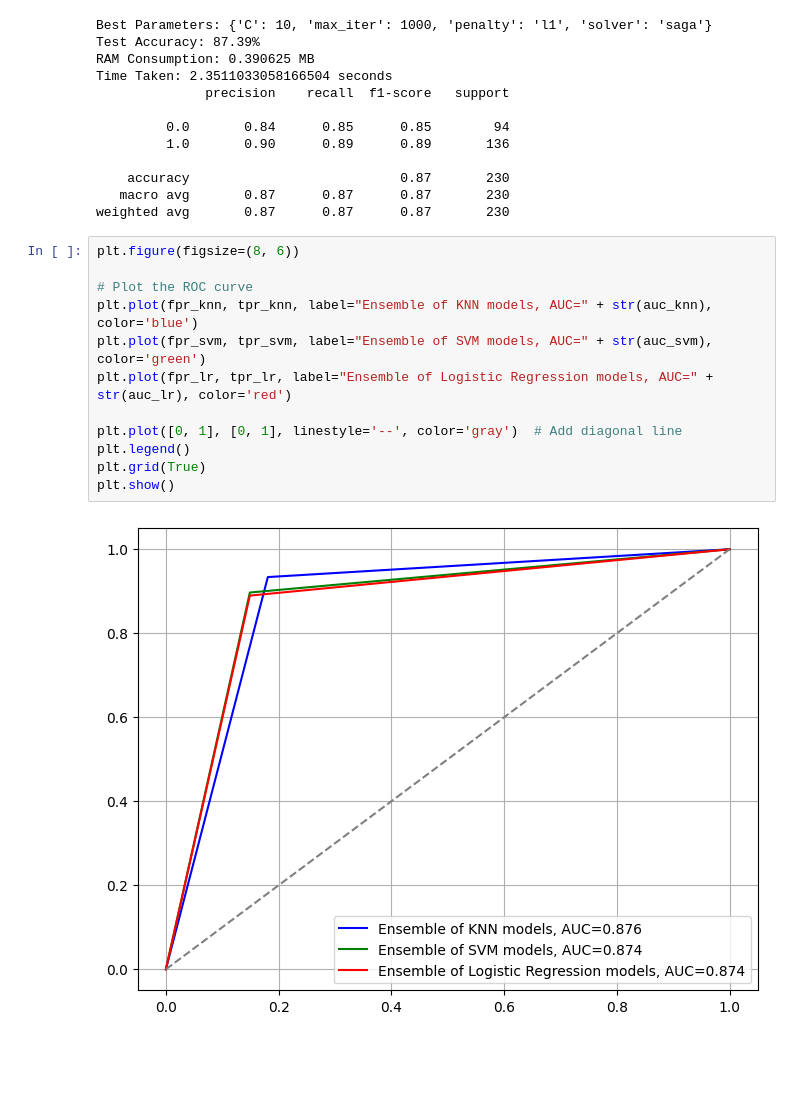
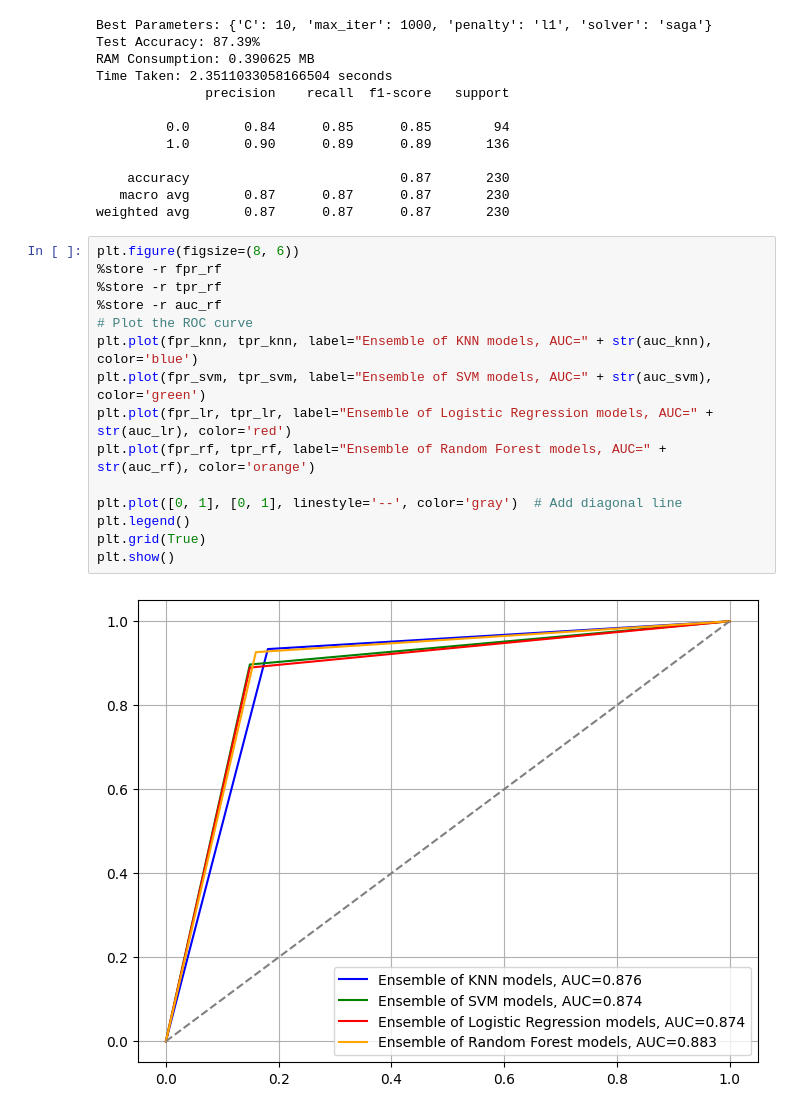
Before and after one commit to nbzuong/ML_Project, a Jupyter notebook: heart_predict.ipynb, the cells around one changed output. Drawn from its saved outputs; the diff is of its cells as text; blank space fills up the shorter version.

```diff
--- a/heart_predict.ipynb
+++ b/heart_predict.ipynb
@@ -639,15 +666,18 @@ Time Taken: 2.3511033058166504 seconds
 weighted avg       0.87      0.87      0.87       230
 # %%
 plt.figure(figsize=(8, 6))
-
+%store -r fpr_rf
+%store -r tpr_rf
+%store -r auc_rf
 # Plot the ROC curve
 plt.plot(fpr_knn, tpr_knn, label="Ensemble of KNN models, AUC=" + str(auc_knn), color='blue')
 plt.plot(fpr_svm, tpr_svm, label="Ensemble of SVM models, AUC=" + str(auc_svm), color='green')
 plt.plot(fpr_lr, tpr_lr, label="Ensemble of Logistic Regression models, AUC=" + str(auc_lr), color='red')
+plt.plot(fpr_rf, tpr_rf, label="Ensemble of Random Forest models, AUC=" + str(auc_rf), color='orange')
 
 plt.plot([0, 1], [0, 1], linestyle='--', color='gray')  # Add diagonal line
 plt.legend()
 plt.grid(True)
 plt.show()
 # %% [output]
-[figure, old version]
+[figure, new version]
```
Also changed, not shown: parts of 5 cells of this notebook, 1 other file.
